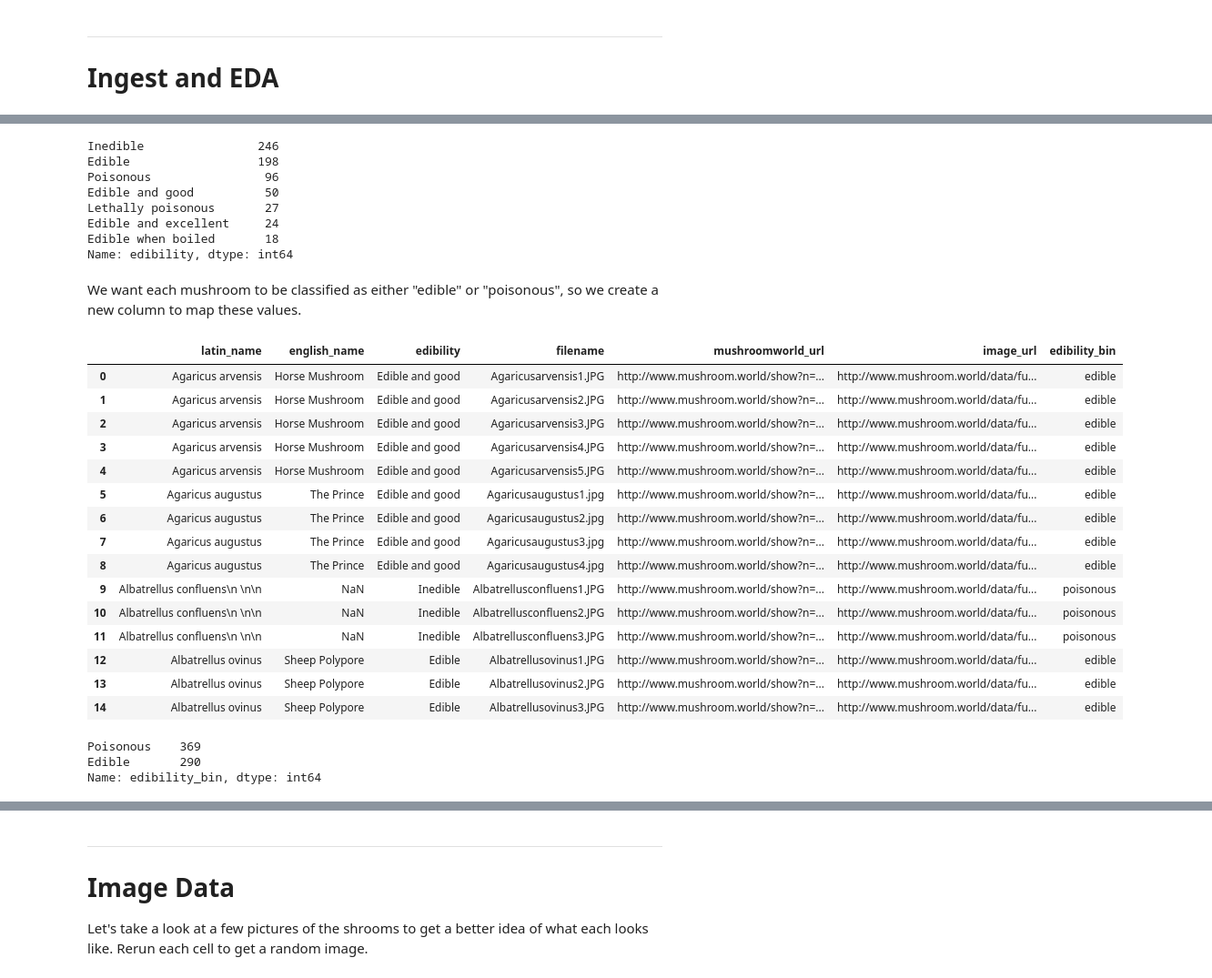
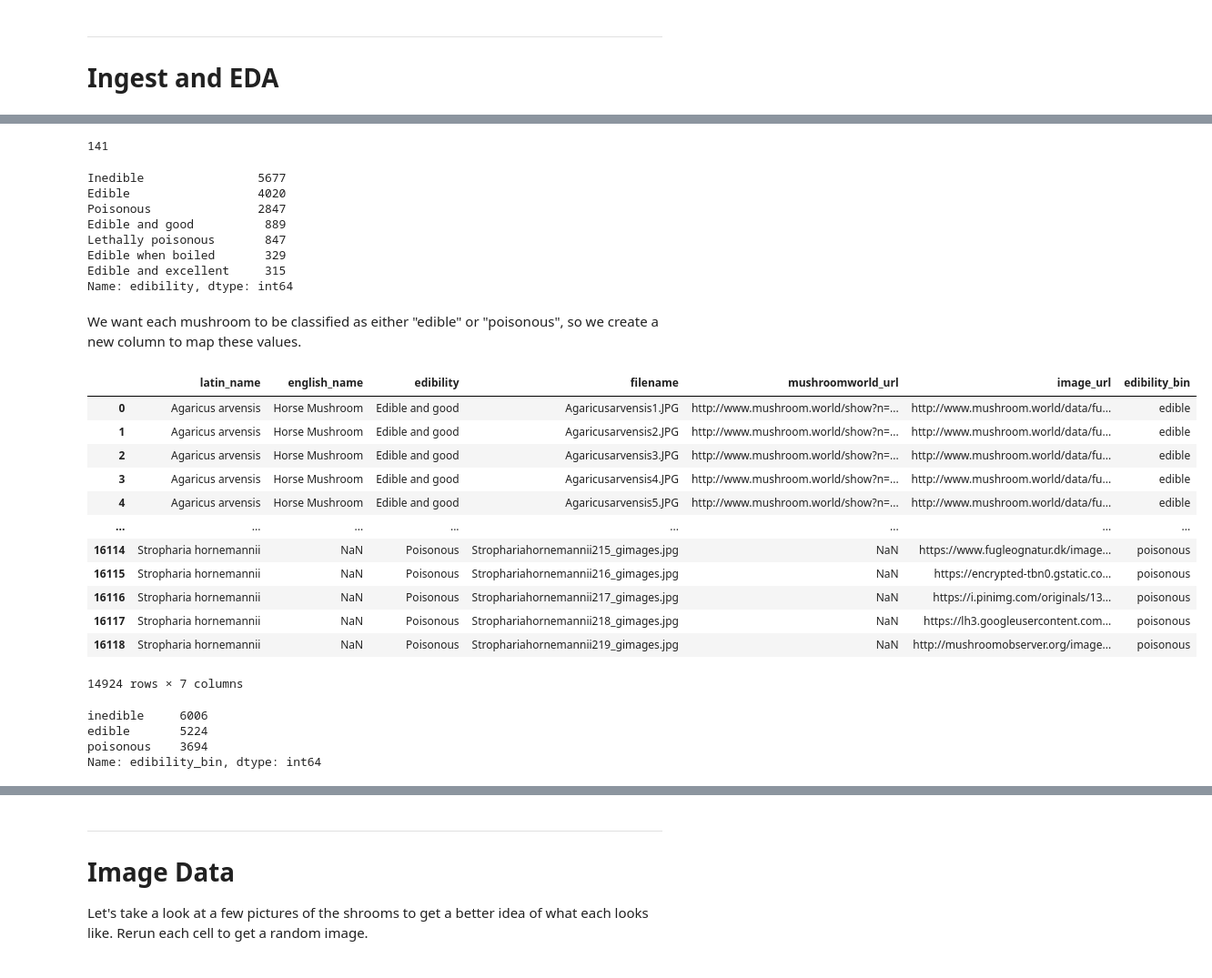
Before and after one commit to Edible-ai/Explainable-Edibles, a Jupyter notebook: 1_Preliminary_image_data_analysis.ipynb, the cells around one changed output, grey strips where cells are left out. Shown at 91% size. Cells and saved outputs as stored; diff of their text form; code cells hidden in the pictures.

```diff
--- a/1_Preliminary_image_data_analysis.ipynb
+++ b/1_Preliminary_image_data_analysis.ipynb
@@ -55,0 +19,5 @@ mushie_data.head(10)
+# %%
+path = "../../Google Drive/My Drive/498/Project/mushie_image_data/"
+
+mushie_data = pd.read_csv(path + "_scraped_data_2.csv")
+mushie_data.info()
@@ -55,0 +41,5 @@ mushie_data.head(10)
+# %%
+# Get rid of the useless columns
+mushie_data.drop("Unnamed: 0", 1, inplace=True)
+mushie_data.drop("Unnamed: 0.1", 1, inplace=True)
+mushie_data.drop("Unnamed: 0.1.1", 1, inplace=True)
@@ -56,3 +64,15 @@ mushie_data.head(10)
+# %%
+# match each entry in the 'filename' column to all the images in the dataset
+
+# first get a list of the pictures so we only have to iterate over them once
+# (there are a lot and it would be slow to call this function every time)
+image_list = []
+for image in os.listdir(path):
+    if image.lower().endswith(('.png', '.jpg', '.jpeg')):
+        image_list.append(image)
+
+# now
+mushie_data = mushie_data[mushie_data['filename'].isin(image_list)]
 # %%
 mushie_data.info()
 # %% [output]
@@ -75,51 +92,54 @@ mushie_data.drop("Unnamed: 0", 1, inplace=True)
+# %%
+# Let's see how many different species we have
+mushie_data['latin_name'].nunique()
+# %% [output]
+141
 # %%
-# Let's see how many of each edibility type we have
+# Let's see how many images of each edibility type we have
 mushie_data['edibility'].value_counts()
 # %% [output]
-Inedible                246
-Edible                  198
-Poisonous                96
-Edible and good          50
-Lethally poisonous       27
-Edible and excellent     24
-Edible when boiled       18
+Inedible                5677
+Edible                  4020
+Poisonous               2847
+Edible and good          889
+Lethally poisonous       847
+Edible when boiled       329
+Edible and excellent     315
 Name: edibility, dtype: int64
 # %% [markdown]
 We want each mushroom to be classified as either "edible" or "poisonous", so we create a new column to map these values.
 # %%
 edibility_mapping = {
-                     "Inedible"             : "poisonous",
+                     "Inedible"             : "inedible",
                      "Edible"               : "edible",
                      "Poisonous"            : "poisonous",
                      "Edible and good"      : "edible",
                      "Lethally poisonous"   : "poisonous",
                      "Edible and excellent" : "edible",
-                     "Edible when boiled"   : "edible"
+                     "Edible when boiled"   : "inedible"
                     }
 
 mushie_data["edibility_bin"] = mushie_data["edibility"].map(edibility_mapping)
-mushie_data.head(15)
+display(mushie_data)
 # %% [output]
 |  | latin_name | english_name | edibility | filename | mushroomworld_url | image_url | edibility_bin |
 | 0 | Agaricus arvensis | Horse Mushroom | Edible and good | Agaricusarvensis1.JPG | http://www.mushroom.world/show?n=... | http://www.mushroom.world/data/fu... | edible |
 | 1 | Agaricus arvensis | Horse Mushroom | Edible and good | Agaricusarvensis2.JPG | http://www.mushroom.world/show?n=... | http://www.mushroom.world/data/fu... | edible |
 | 2 | Agaricus arvensis | Horse Mushroom | Edible and good | Agaricusarvensis3.JPG | http://www.mushroom.world/show?n=... | http://www.mushroom.world/data/fu... | edible |
 | 3 | Agaricus arvensis | Horse Mushroom | Edible and good | Agaricusarvensis4.JPG | http://www.mushroom.world/show?n=... | http://www.mushroom.world/data/fu... | edible |
 | 4 | Agaricus arvensis | Horse Mushroom | Edible and good | Agaricusarvensis5.JPG | http://www.mushroom.world/show?n=... | http://www.mushroom.world/data/fu... | edible |
-| 5 | Agaricus augustus | The Prince | Edible and good | Agaricusaugustus1.jpg | http://www.mushroom.world/show?n=... | http://www.mushroom.world/data/fu... | edible |
-| 6 | Agaricus augustus | The Prince | Edible and good | Agaricusaugustus2.jpg | http://www.mushroom.world/show?n=... | http://www.mushroom.world/data/fu... | edible |
-| 7 | Agaricus augustus | The Prince | Edible and good | Agaricusaugustus3.jpg | http://www.mushroom.world/show?n=... | http://www.mushroom.world/data/fu... | edible |
-| 8 | Agaricus augustus | The Prince | Edible and good | Agaricusaugustus4.jpg | http://www.mushroom.world/show?n=... | http://www.mushroom.world/data/fu... | edible |
-| 9 | Albatrellus confluens\n \n\n | NaN | Inedible | Albatrellusconfluens1.JPG | http://www.mushroom.world/show?n=... | http://www.mushroom.world/data/fu... | poisonous |
-| 10 | Albatrellus confluens\n \n\n | NaN | Inedible | Albatrellusconfluens2.JPG | http://www.mushroom.world/show?n=... | http://www.mushroom.world/data/fu... | poisonous |
-| 11 | Albatrellus confluens\n \n\n | NaN | Inedible | Albatrellusconfluens3.JPG | http://www.mushroom.world/show?n=... | http://www.mushroom.world/data/fu... | poisonous |
-| 12 | Albatrellus ovinus | Sheep Polypore | Edible | Albatrellusovinus1.JPG | http://www.mushroom.world/show?n=... | http://www.mushroom.world/data/fu... | edible |
-| 13 | Albatrellus ovinus | Sheep Polypore | Edible | Albatrellusovinus2.JPG | http://www.mushroom.world/show?n=... | http://www.mushroom.world/data/fu... | edible |
-| 14 | Albatrellus ovinus | Sheep Polypore | Edible | Albatrellusovinus3.JPG | http://www.mushroom.world/show?n=... | http://www.mushroom.world/data/fu... | edible |
+| ... | ... | ... | ... | ... | ... | ... | ... |
+| 16114 | Stropharia hornemannii | NaN | Poisonous | Strophariahornemannii215_gimages.jpg | NaN | https://www.fugleognatur.dk/image... | poisonous |
+| 16115 | Stropharia hornemannii | NaN | Poisonous | Strophariahornemannii216_gimages.jpg | NaN | https://encrypted-tbn0.gstatic.co... | poisonous |
+| 16116 | Stropharia hornemannii | NaN | Poisonous | Strophariahornemannii217_gimages.jpg | NaN | https://i.pinimg.com/originals/13... | poisonous |
+| 16117 | Stropharia hornemannii | NaN | Poisonous | Strophariahornemannii218_gimages.jpg | NaN | https://lh3.googleusercontent.com... | poisonous |
+| 16118 | Stropharia hornemannii | NaN | Poisonous | Strophariahornemannii219_gimages.jpg | NaN | http://mushroomobserver.org/image... | poisonous |
+14924 rows × 7 columns
 # %%
-# Let's see how many of each binary edibility type we have
+# Let's see how many photos of each binary edibility type we have
 mushie_data['edibility_bin'].value_counts()
 # %% [output]
-Poisonous    369
-Edible       290
+inedible     6006
+edible       5224
+poisonous    3694
 Name: edibility_bin, dtype: int64
```
Also changed, not shown: parts of 16 cells of this notebook.
